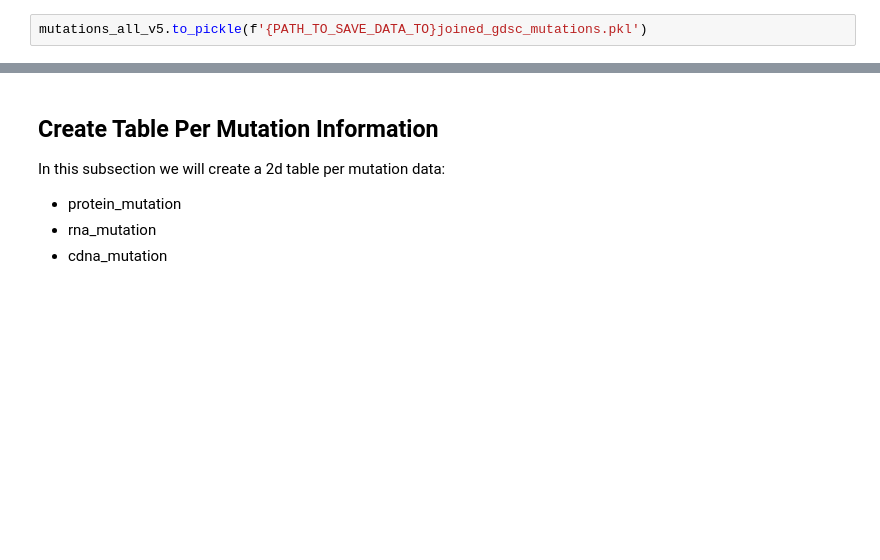
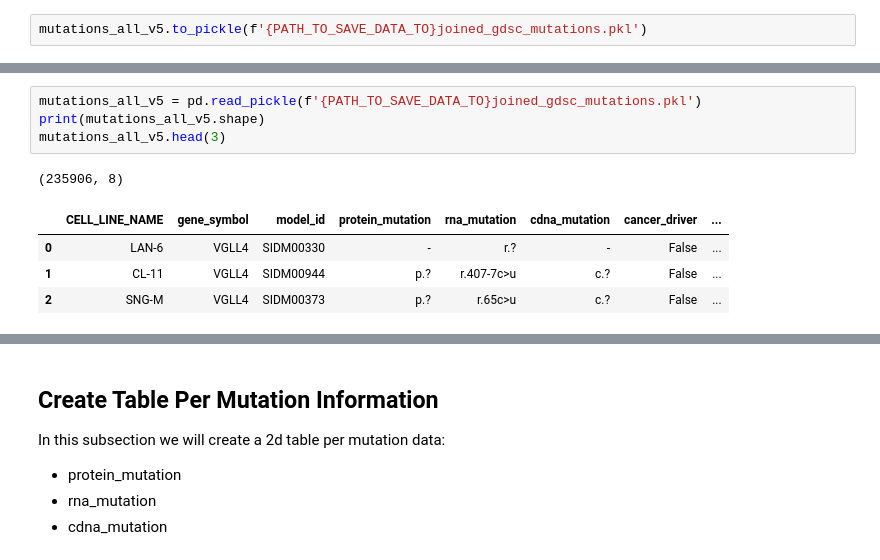
Before and after one commit to PeeteKeesel/gnn-for-drug-response-prediction, a Jupyter notebook: 04_GDSC_map_mutations.ipynb, the cells around one changed output, grey strips where cells are left out. Drawn from its saved outputs; the diff is of its cells as text; blank space fills up the shorter version.

```diff
--- a/04_GDSC_map_mutations.ipynb
+++ b/04_GDSC_map_mutations.ipynb
@@ -372,0 +383,10 @@ mutations_all_v5.to_pickle(f'{PATH_TO_SAVE_DATA_TO}joined_gdsc_mutations.pkl')
+# %%
+mutations_all_v5 = pd.read_pickle(f'{PATH_TO_SAVE_DATA_TO}joined_gdsc_mutations.pkl')
+print(mutations_all_v5.shape)
+mutations_all_v5.head(3)
+# %% [output]
+(235906, 8)
+|  | CELL_LINE_NAME | gene_symbol | model_id | protein_mutation | rna_mutation | cdna_mutation | cancer_driver | ... |
+| 0 | LAN-6 | VGLL4 | SIDM00330 | - | r.? | - | False | ... |
+| 1 | CL-11 | VGLL4 | SIDM00944 | p.? | r.407-7c>u | c.? | False | ... |
+| 2 | SNG-M | VGLL4 | SIDM00373 | p.? | r.65c>u | c.? | False | ... |
```
Also changed, not shown: parts of 8 cells of this notebook.
